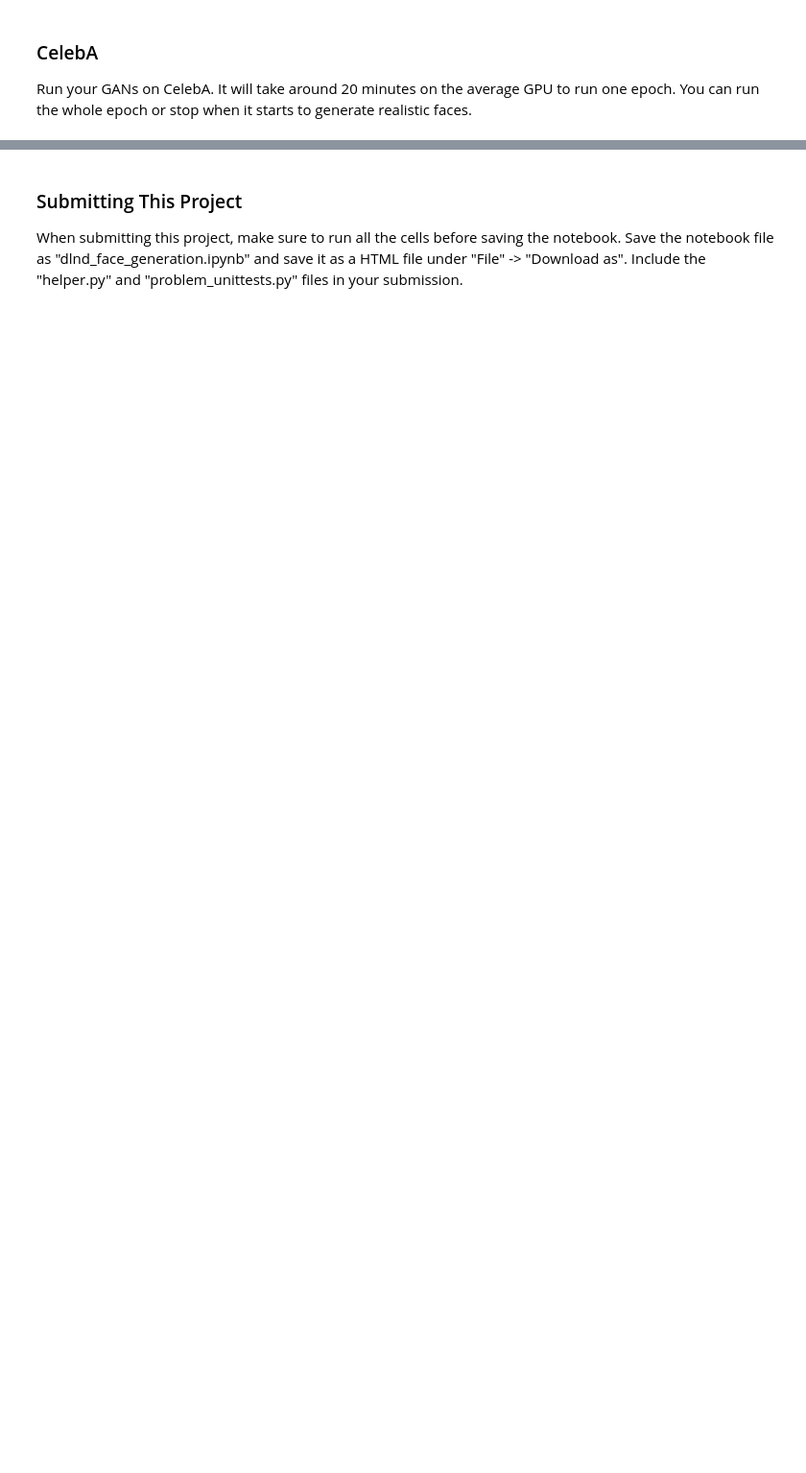
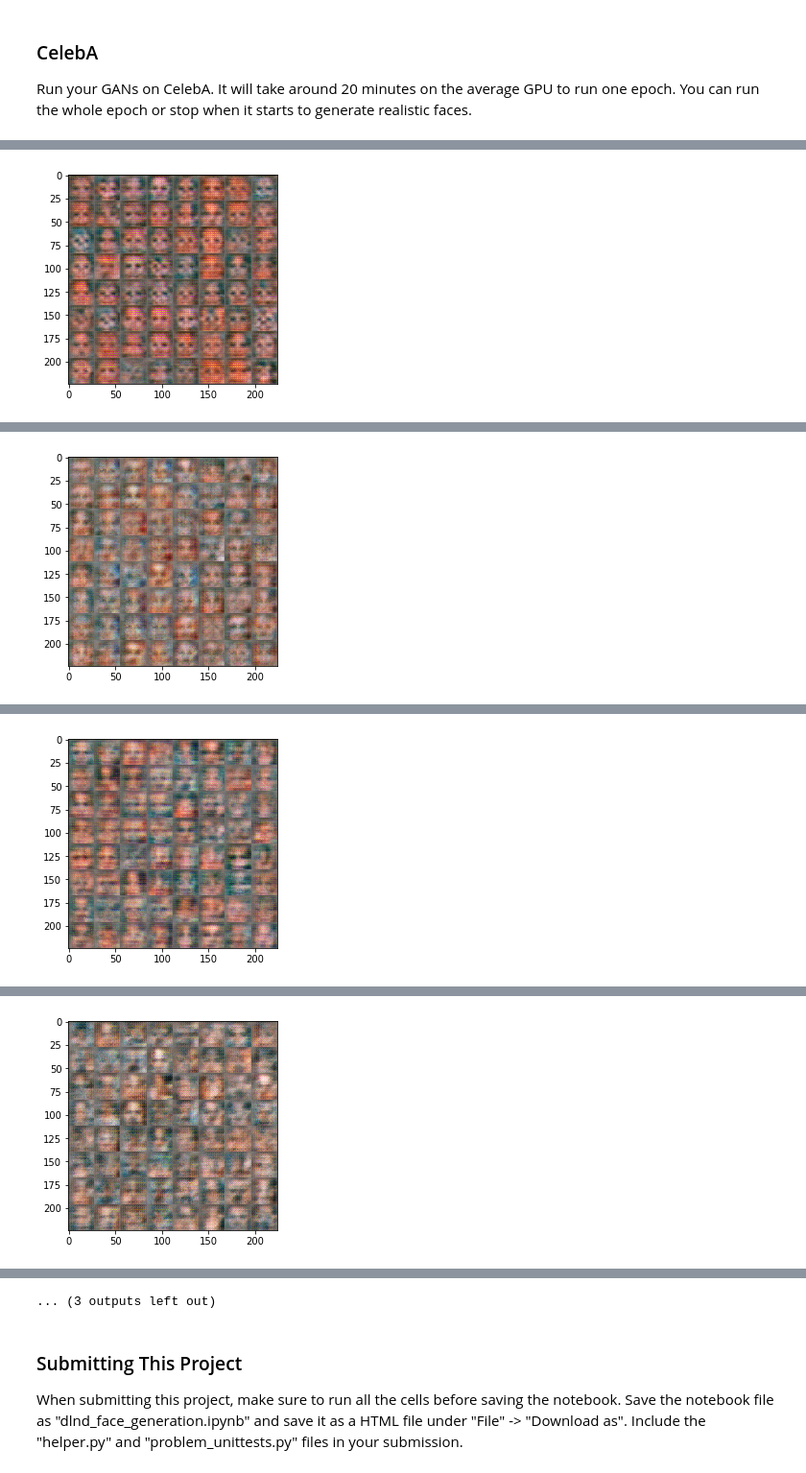
Before and after one commit to fdagosti/face-generation, a Jupyter notebook: dlnd_face_generation.ipynb, the cells around one changed output, grey strips where cells are left out. Shown at 96% size. Drawn from its saved outputs; the diff is of its cells as text; code cells hidden in the pictures; blank space fills up the shorter version.

```diff
--- a/dlnd_face_generation.ipynb
+++ b/dlnd_face_generation.ipynb
@@ -331,17 +334,18 @@ def train(epoch_count, batch_size, z_dim, learning_rate, beta1, get_batches, dat
     :param data_shape: Shape of the data
     :param data_image_mode: The image mode to use for images ("RGB" or "L")
     """
-    saver = tf.train.Saver()
-    sample_z = np.random.uniform(-1, 1, size=(72, z_size))
+    sample_z = np.random.uniform(-1, 1, size=(72, z_dim))
+    print("data ",data_shape, data_image_mode)
 
-    samples, losses = [], []
+    losses = []
     steps = 0
 
 
-    input_real, input_z = model_inputs(28,28,3, z_dim)
+    input_real, input_z, input_learning_rate = model_inputs(
+        data_shape[1],data_shape[2],data_shape[3], z_dim)
 
-    d_loss, g_loss = model_loss(input_real, input_z, 3)
-    d_opt, g_opt = model_opt(d_loss, g_loss, learning_rate, beta1)
+    d_loss, g_loss = model_loss(input_real, input_z, data_shape[3])
+    d_opt, g_opt = model_opt(d_loss, g_loss, input_learning_rate, beta1)
 
     with tf.Session() as sess:
         sess.run(tf.global_variables_initializer())
@@ -353,27 +357,22 @@ def train(epoch_count, batch_size, z_dim, learning_rate, beta1, get_batches, dat
                 batch_z = np.random.uniform(-1, 1, size=(batch_size, z_dim))
 
                 # Run optimizers
-                _ = sess.run(d_opt, feed_dict={input_real: batch_images, input_z: batch_z})
-                _ = sess.run(g_opt, feed_dict={input_z: batch_z, input_real: batch_images})
+                _ = sess.run(d_opt, feed_dict={input_real: batch_images, input_z: batch_z, input_learning_rate:learning_rate})
+                _ = sess.run(g_opt, feed_dict={input_z: batch_z, input_real: batch_images, input_learning_rate:learning_rate})
 
                 if steps % 10 == 0:
                     # At the end of each epoch, get the losses and print them out
                     train_loss_d = d_loss.eval({input_z: batch_z, input_real: batch_images})
                     train_loss_g = g_loss.eval({input_z: batch_z})
 
-                    print("Epoch {}/{}...".format(e+1, epochs),
+                    print("Epoch {}/{}...".format(epoch_i+1, epochs),
                           "Discriminator Loss: {:.4f}...".format(train_loss_d),
                           "Generator Loss: {:.4f}".format(train_loss_g))
                     # Save losses to view after training
                     losses.append((train_loss_d, train_loss_g))
 
                 if steps % 100 == 0:
-                    gen_samples = sess.run(
-                                   generator(input_z, 3, reuse=True, training=False),
-                                   feed_dict={input_z: sample_z})
-                    samples.append(gen_samples)
-                    _ = view_samples(-1, samples, 6, 12, figsize=figsize)
-                    plt.show()
+                    show_generator_output(sess, 6*12, input_z, data_shape[3],data_image_mode)
 # %% [markdown]
 ### MNIST
 Test your GANs architecture on MNIST.  After 2 epochs, the GANs should be able to generate images that look like handwritten digits.  Make sure the loss of the generator is lower than the loss of the discriminator or close to 0.
@@ -397,10 +447,10 @@ with tf.Graph().as_default():
 ### CelebA
 Run your GANs on CelebA.  It will take around 20 minutes on the average GPU to run one epoch.  You can run the whole epoch or stop when it starts to generate realistic faces.
 # %%
-batch_size = None
-z_dim = None
-learning_rate = None
-beta1 = None
+batch_size = 128
+z_dim = 100
+learning_rate = 0.0002
+beta1 = 0.5
 
 
 """
@@ -412,3 +462,4 @@ celeba_dataset = helper.Dataset('celeba', glob(os.path.join(data_dir, 'img_align
 with tf.Graph().as_default():
     train(epochs, batch_size, z_dim, learning_rate, beta1, celeba_dataset.get_batches,
           celeba_dataset.shape, celeba_dataset.image_mode)
+# %% [output]
@@ -414,0 +477 @@ with tf.Graph().as_default():
+[figure, added]
@@ -414,0 +488 @@ with tf.Graph().as_default():
+[figure, added]
@@ -414,0 +499 @@ with tf.Graph().as_default():
+[figure, added]
@@ -414,0 +510 @@ with tf.Graph().as_default():
+[figure, added]
@@ -415,3 +533,4 @@ with tf.Graph().as_default():
+... (3 outputs left out)
 # %% [markdown]
 ### Submitting This Project
 When submitting this project, make sure to run all the cells before saving the notebook. Save the notebook file as "dlnd_face_generation.ipynb" and save it as a HTML file under "File" -> "Download as". Include the "helper.py" and "problem_unittests.py" files in your submission.
```
Also changed, not shown: parts of 7 cells of this notebook.
